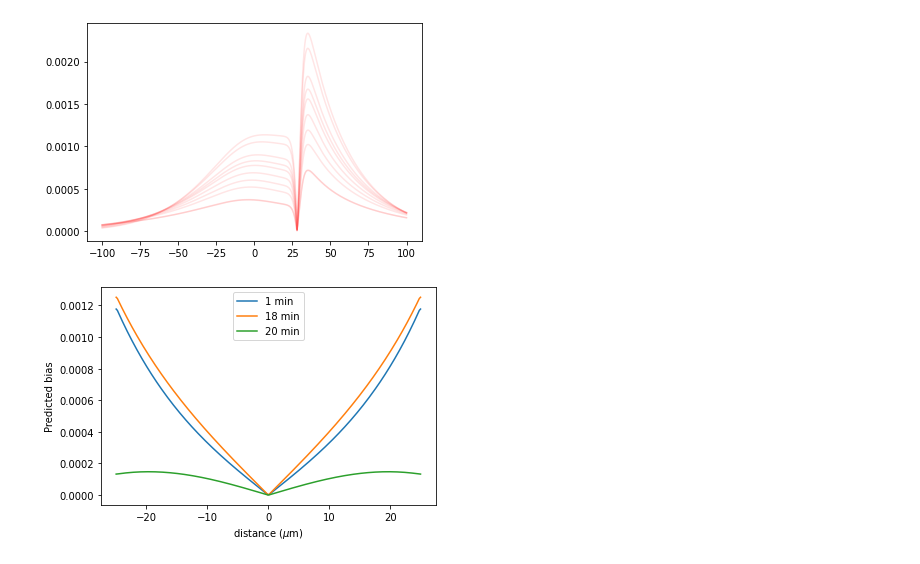
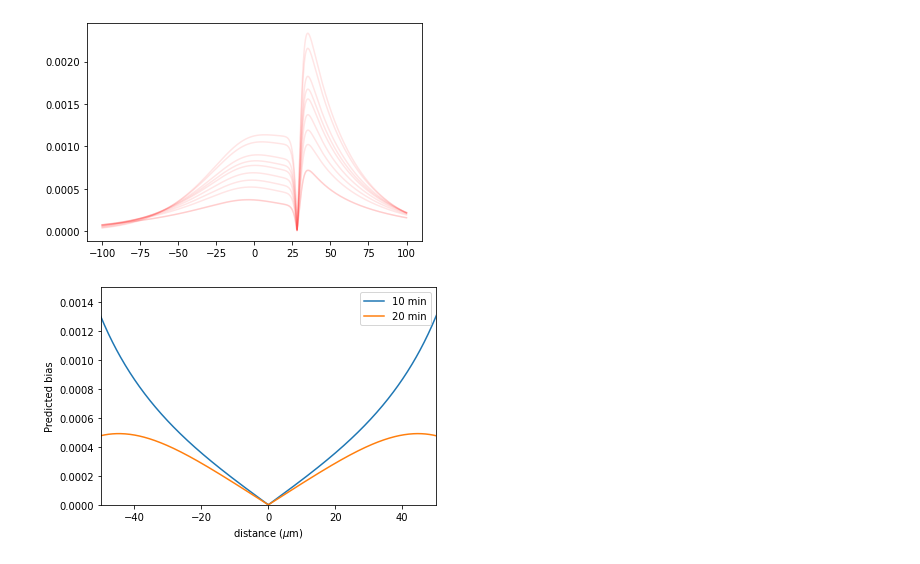
Before and after one commit to Schumacher-group/ImmuneCellMigrationAnalysis, a Jupyter notebook: Notebooks/Diffusion Plots.ipynb, the cells around one changed output. Cells and saved outputs as stored; diff of their text form; code cells hidden in the pictures.

```diff
--- a/Notebooks/Diffusion Plots.ipynb
+++ b/Notebooks/Diffusion Plots.ipynb
@@ -57,7 +57,7 @@ def location_of_sources(halfwound_on):
     if halfwound_on == True:
         source_locations = [(xs[i],ys[i]) for i in range(len(xs))]
     else:
-        source_locations = [(0, 50), (0, -50)]
+        source_locations = [(0, 80), (0, -80)]
     return source_locations
 
 def strength_of_sources(halfwound_on, flow_rate):
@@ -152,8 +160,8 @@ plt.show()
 source_locations2 = location_of_sources(False)
 source_strength2 = strength_of_sources(False,q_mean_control)
 
-concentration_1 = concentration_multiple_sources(X, Y, 1, source_locations2, source_strength2, D_mean_control, tau_mean_control)
-concentration_18 = concentration_multiple_sources(X, Y, 18.0001, source_locations2, source_strength2, D_mean_control, tau_mean_control)
+concentration_3 = concentration_multiple_sources(X, Y, 3, source_locations2, source_strength2, D_mean_control, tau_mean_control)
+concentration_10 = concentration_multiple_sources(X, Y, 10, source_locations2, source_strength2, D_mean_control, tau_mean_control)
 concentration_20 = concentration_multiple_sources(X, Y, 20, source_locations2, source_strength2, D_mean_control, tau_mean_control)
 
 tws = {"1 Minute":np.gradient(concentration_1[375:625,500]), "18 Minutes": np.gradient(concentration_18[375:625,500]), "20 Minutes": np.gradient(concentration_20[375:625,500]) }
@@ -162,21 +170,20 @@ Two_wound = pd.DataFrame(data=tws)
 
 Two_wound.to_excel("Two_wound_gradients.xlsx")
 # %%
-xmin = 375
-xmax = 625
-plt.plot(distance[xmin:xmax],np.absolute(np.gradient(concentration_1[xmin:xmax,500])), label = "1 min")
-plt.plot(distance[xmin:xmax],np.absolute(np.gradient(concentration_18[xmin:xmax,500])), label = "18 min")
-plt.plot(distance[xmin:xmax],np.absolute(np.gradient(concentration_20[xmin:xmax,500])), label = "20 min")
+# plt.plot(distance,np.absolute(np.gradient(concentration_3[:,500])), label = "3 min")
+plt.plot(distance,np.absolute(np.gradient(concentration_10[:,500])), label = "10 min")
+plt.plot(distance,np.absolute(np.gradient(concentration_20[:,500])), label = "20 min")
 
 #plt.plot(np.gradient(concentration[350:650,500]))
-# plt.ylim(0,0.2)
+plt.ylim(0,0.0015)
+plt.xlim(-50,50)
 plt.legend()
 plt.xlabel("distance ($\mu$m)")
 plt.ylabel("Predicted bias")
-plt.savefig("Figures/Two wound predictions.pdf")
+plt.savefig("Figures/Two wound predicted bias.pdf")
 plt.show()
 # %% [output]
-[figure, old version]
+[figure, new version]
 # %%
 concentration_half_1 = concentration_multiple_sources(X, Y, 1, source_locations, source_strength, D_mean_control, tau_mean_control)
 concentration_half_18 = concentration_multiple_sources(X, Y, 18, source_locations, source_strength, D_mean_control, tau_mean_control)
```
Also changed, not shown: parts of 2 cells of this notebook, 1 other file.
